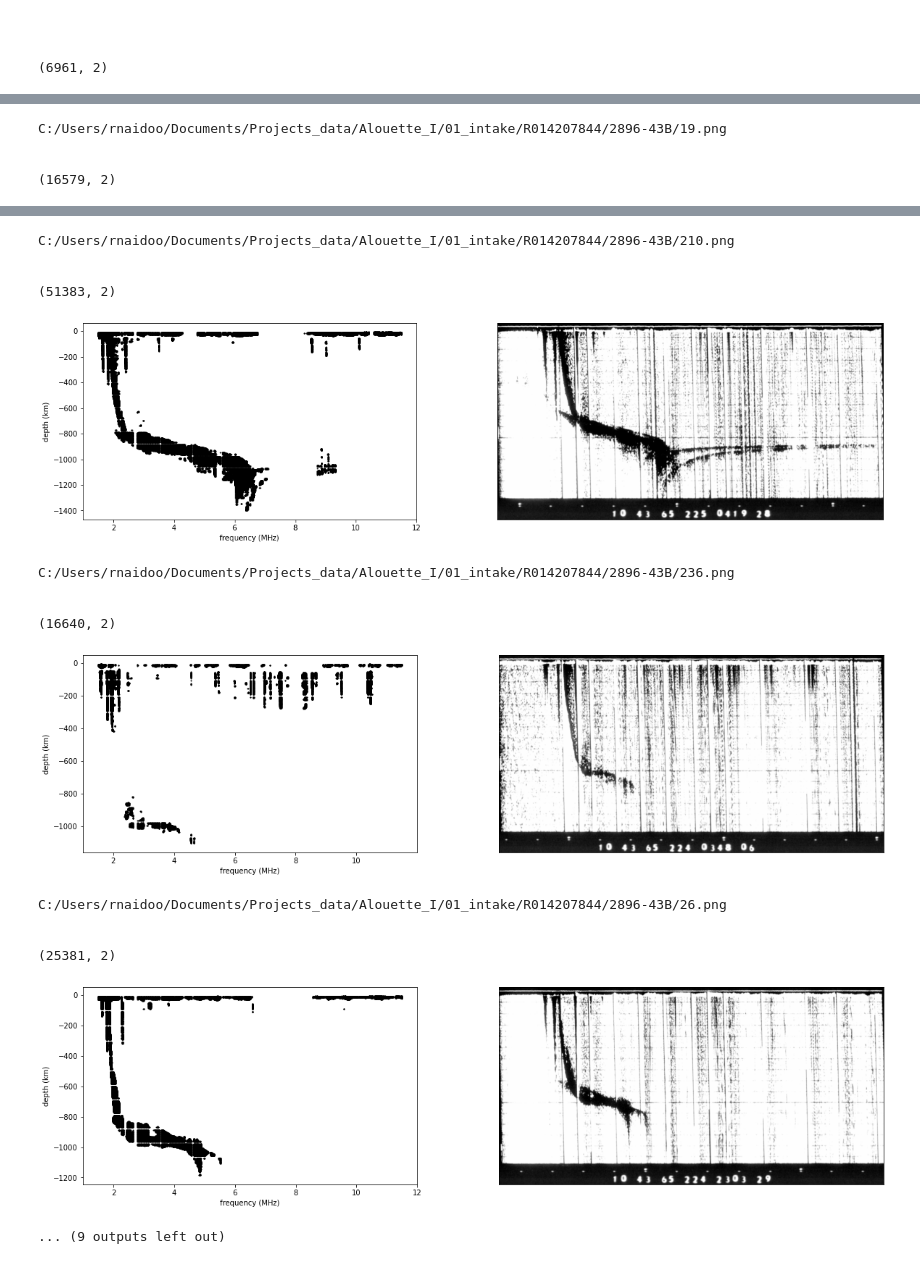
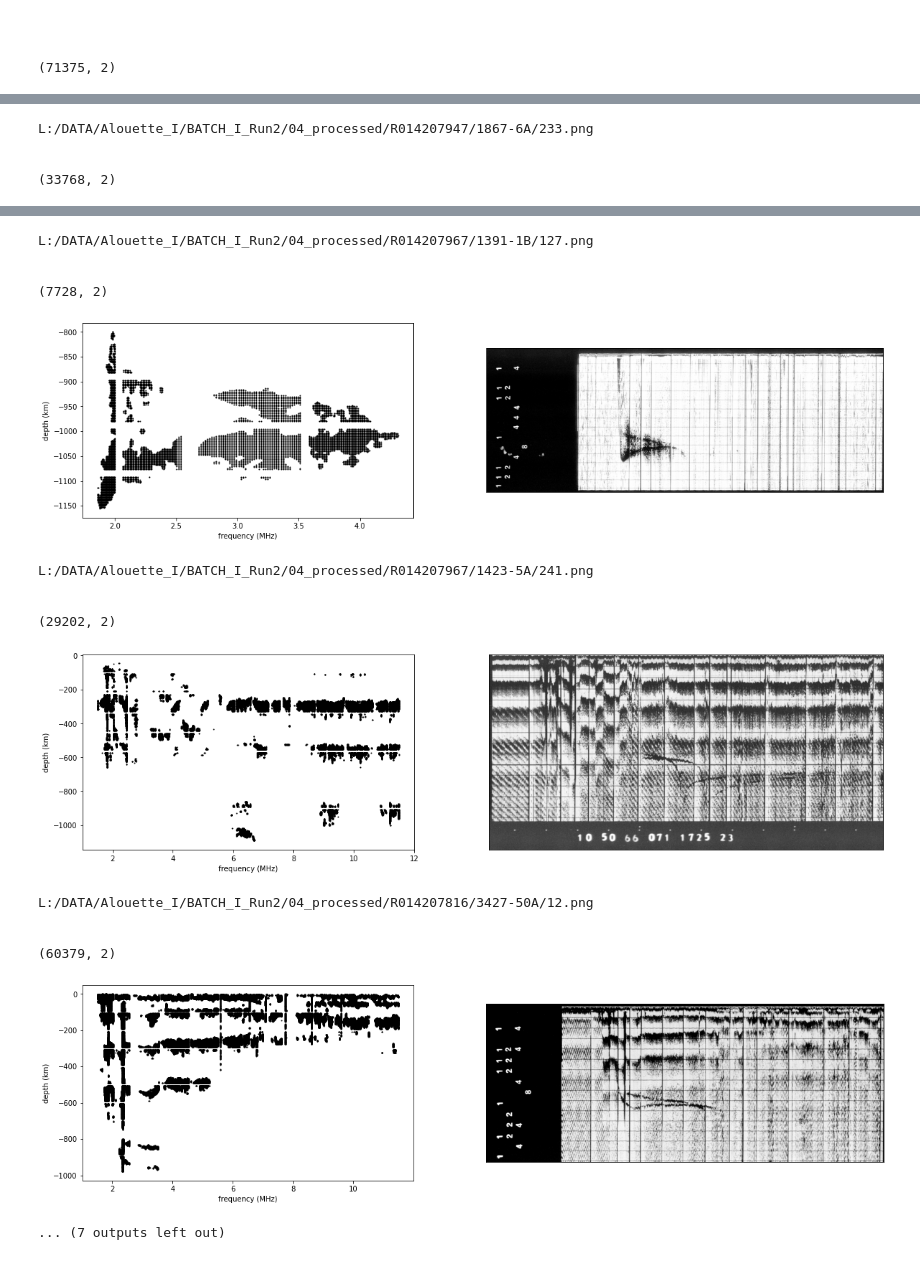
Before and after one commit to asc-csa/Alouette_ISIS_extract, a Jupyter notebook: 01_Inspect Extracted Ionogram Points.ipynb, the cells around one changed output, grey strips where cells are left out. Cells and saved outputs as stored; diff of their text form; code cells hidden in the pictures.

```diff
--- a/01_Inspect Extracted Ionogram Points.ipynb
+++ b/01_Inspect Extracted Ionogram Points.ipynb
@@ -56,0 +46,3 @@ array([[   1.80645161,    6.12244898],
+# %%
+draw_dict = draw_random_image(processedDir=processedDir)
+draw_dict
@@ -56,0 +54,3 @@ array([[   1.80645161,    6.12244898],
+# %%
+arr_name = draw_dict['filename'].replace('.png', '.npy')
+arr_name
@@ -56,0 +59,4 @@ array([[   1.80645161,    6.12244898],
+# %%
+arr_load = np.load(mapped_coordsDir + draw_dict['Directory'] + '/' + draw_dict['Subdirectory'] + '/' + 'mapped_coords-' + draw_dict['Directory'] + '_' + draw_dict['Subdirectory'] + '_' + arr_name)
+print(arr_load.shape)
+arr_load
@@ -74,7 +89,7 @@ f, axs = plt.subplots(1, 2, gridspec_kw={'width_ratios': [1,1.2],}, figsize=(20,
 axs[0].scatter(df_plot['f'], df_plot['depth_plot'], 1, color='black')
 axs[0].set(xlabel='frequency (MHz)', ylabel='depth (km)')
 
-img = mpimg.imread(fn)
+img = mpimg.imread(draw_dict['filepath'])
 axs[1].imshow(img)
 axs[1].set(xticks=[], yticks=[])
 # %% [output]
@@ -83,34 +98,33 @@ axs[1].set(xticks=[], yticks=[])
 # %% [markdown]
 #
 # %%
-for i in range(0, len(df_result)):
-    fn = df_result['file_name'].iloc[i]
-    fn = fn.replace('/', '\\')
-    fn = fn.replace('\\', '/')
-    fn2 = fn.replace(dataDir[:-10], '')
-    fn_parts = fn2.split('/')
-    fn_parts[3] = fn_parts[3].replace('.png', '')
+for i in range(0, 10):
 
-    arr_load = np.load(dataDir + 'mapped_coords-' + fn_parts[1] + '_' + fn_parts[2] + '_' + fn_parts[3] + '.npy')
-    print(arr_load.shape)
+    draw_dict = draw_random_image(processedDir=processedDir)
+    arr_name = draw_dict['filename'].replace('.png', '.npy')
+
+    try:
+        arr_load = np.load(mapped_coordsDir + draw_dict['Directory'] + '/' + draw_dict['Subdirectory'] + '/' + 'mapped_coords-' + draw_dict['Directory'] + '_' + draw_dict['Subdirectory'] + '_' + arr_name)
+        print(arr_load.shape)
+    except:
+        continue
 
     df_plot = pd.DataFrame({
-    'f': arr_load[:, 0],
-    'depth': arr_load[:, 1]
+        'f': arr_load[:, 0],
+        'depth': arr_load[:, 1]
     })
     df_plot['depth_plot'] = -1*df_plot['depth']
 
     f, axs = plt.subplots(1, 2, gridspec_kw={'width_ratios': [1,1.2],}, figsize=(20,5))
     axs[0].scatter(df_plot['f'], df_plot['depth_plot'], 1, color='black')
     axs[0].set(xlabel='frequency (MHz)', ylabel='depth (km)')
-
-    img = mpimg.imread(fn)
+    img = mpimg.imread(draw_dict['filepath'])
     axs[1].imshow(img)
     axs[1].set(xticks=[], yticks=[])
 
     plt.show()
-    print(fn)
+    print(draw_dict['filepath'])
     print('')
     print('')
 # %% [output]
-(6961, 2)
+(71375, 2)
@@ -123,4 +137,4 @@ C:/Users/rnaidoo/Documents/Projects_data/Alouette_I/01_intake/R014207844/2896-43
-C:/Users/rnaidoo/Documents/Projects_data/Alouette_I/01_intake/R014207844/2896-43B/19.png
+L:/DATA/Alouette_I/BATCH_I_Run2/04_processed/R014207947/1867-6A/233.png
 
 
-(16579, 2)
+(33768, 2)
@@ -128,16 +142,16 @@ C:/Users/rnaidoo/Documents/Projects_data/Alouette_I/01_intake/R014207844/2896-43
-C:/Users/rnaidoo/Documents/Projects_data/Alouette_I/01_intake/R014207844/2896-43B/210.png
+L:/DATA/Alouette_I/BATCH_I_Run2/04_processed/R014207967/1391-1B/127.png
 
 
-(51383, 2)
+(7728, 2)
-[figure, old version]
+[figure, new version]
-C:/Users/rnaidoo/Documents/Projects_data/Alouette_I/01_intake/R014207844/2896-43B/236.png
+L:/DATA/Alouette_I/BATCH_I_Run2/04_processed/R014207967/1423-5A/241.png
 
 
-(16640, 2)
+(29202, 2)
-[figure, old version]
+[figure, new version]
-C:/Users/rnaidoo/Documents/Projects_data/Alouette_I/01_intake/R014207844/2896-43B/26.png
+L:/DATA/Alouette_I/BATCH_I_Run2/04_processed/R014207816/3427-50A/12.png
 
 
-(25381, 2)
+(60379, 2)
-[figure, old version]
+[figure, new version]
-... (9 outputs left out)
+... (7 outputs left out)
```
Also changed, not shown: parts of 17 cells of this notebook.
